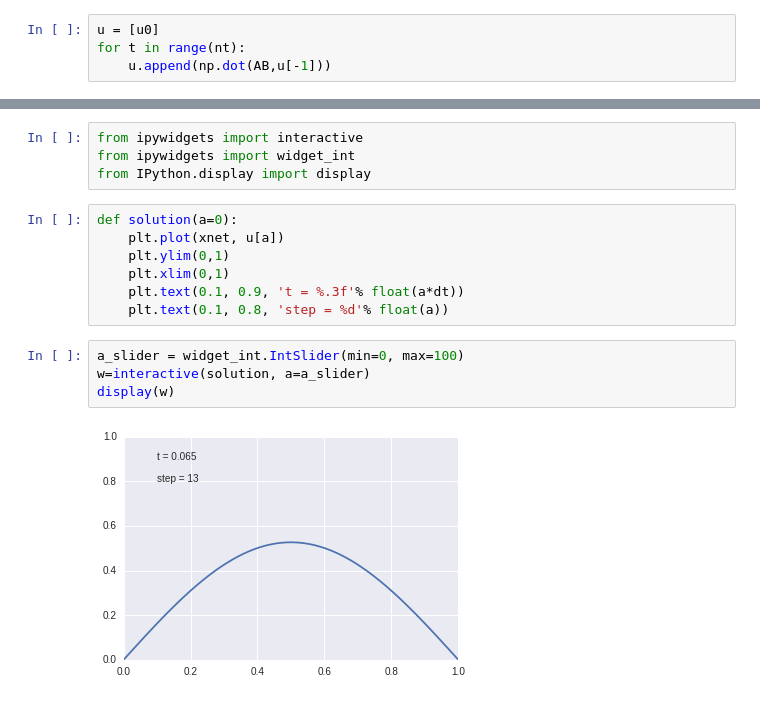
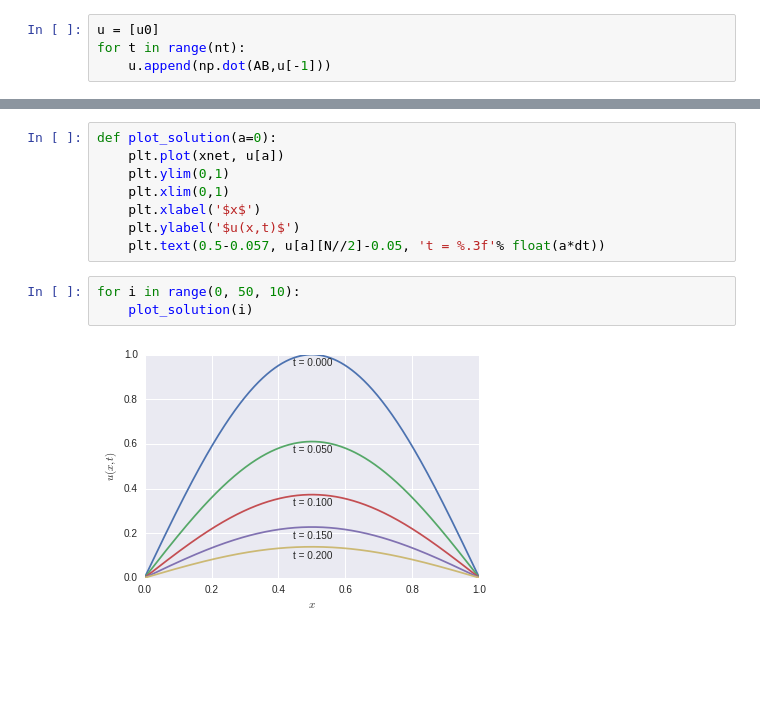
Before and after one commit to nikolaims/appmath-practice-2015, a Jupyter notebook: 12-crank-nicolson.ipynb, the cells around one changed output, grey strips where cells are left out. Drawn from its saved outputs; the diff is of its cells as text; blank space fills up the shorter version.

```diff
--- a/12-crank-nicolson.ipynb
+++ b/12-crank-nicolson.ipynb
@@ -57,17 +39,13 @@ array([[ 0.003126  ,  0.        ,  0.        , ...,  0.        ,
-# %%
-from ipywidgets import interactive
-from ipywidgets import widget_int
-from IPython.display import display
 # %%
-def solution(a=0):
+def plot_solution(a=0):
     plt.plot(xnet, u[a])
     plt.ylim(0,1)
     plt.xlim(0,1)
-    plt.text(0.1, 0.9, 't = %.3f'% float(a*dt))
-    plt.text(0.1, 0.8, 'step = %d'% float(a))
+    plt.xlabel('$x$')
+    plt.ylabel('$u(x,t)$')
+    plt.text(0.5-0.057, u[a][N//2]-0.05, 't = %.3f'% float(a*dt))
-# %%
-a_slider = widget_int.IntSlider(min=0, max=100)
-w=interactive(solution, a=a_slider)
-display(w)
-# %% [output]
-[figure, removed]
+# %%
+for i in range(0, 50, 10):
+    plot_solution(i)
+# %% [output]
+[figure, added]
```
Also changed, not shown: parts of 4 cells of this notebook.
